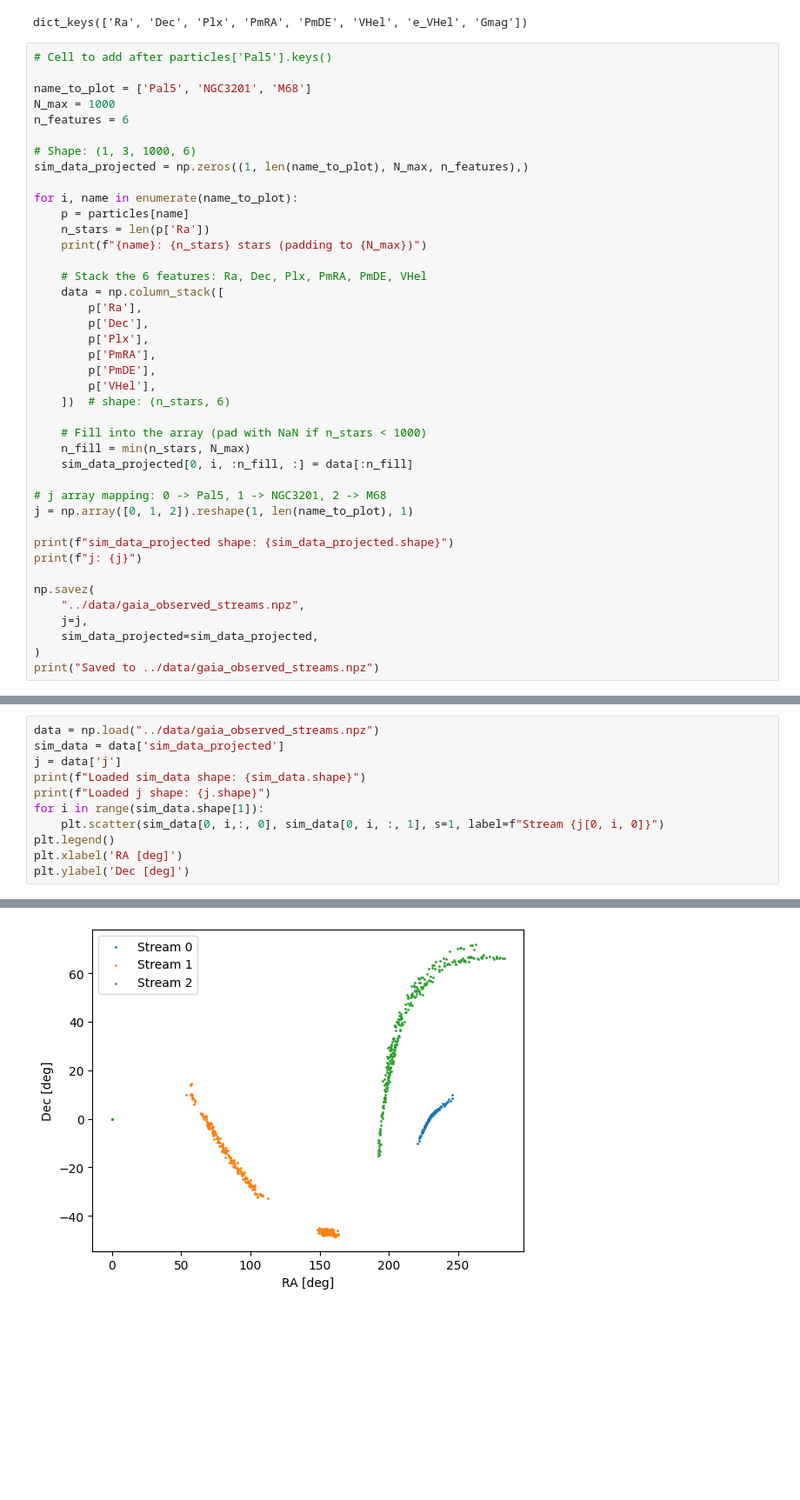
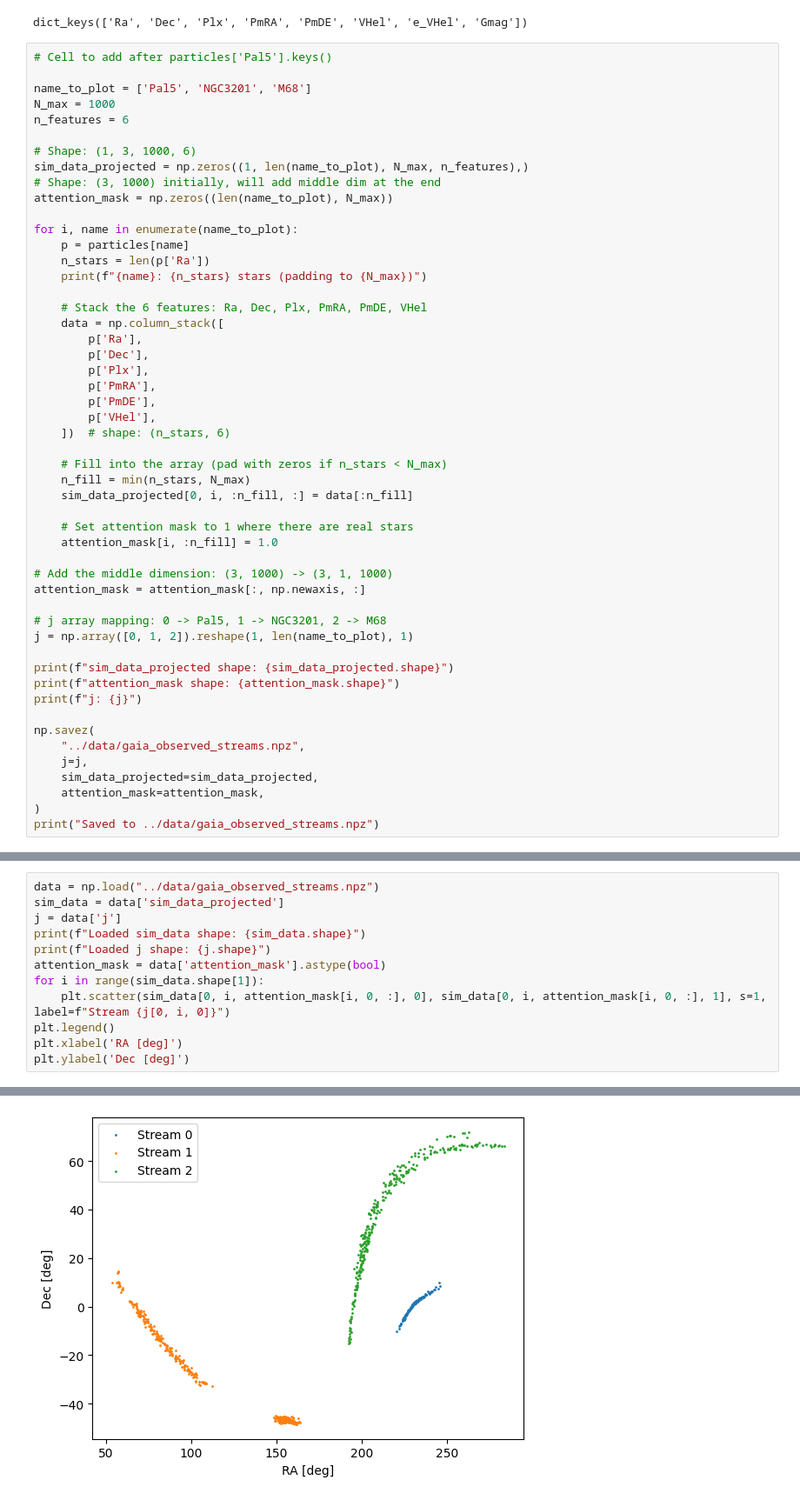
Before and after one commit to vepe99/diffusion-experiments, a Jupyter notebook: case_study5/project_stream/notebooks/read_GaiaD3.ipynb, the cells around one changed output, grey strips where cells are left out. Shown at 87% size. Drawn from its saved outputs; the diff is of its cells as text; blank space fills up the shorter version.

Commit message:
use 'attentino_mask' in eval

```diff
--- a/case_study5/project_stream/notebooks/read_GaiaD3.ipynb
+++ b/case_study5/project_stream/notebooks/read_GaiaD3.ipynb
@@ -136,6 +136,8 @@ n_features = 6
 
 # Shape: (1, 3, 1000, 6)
 sim_data_projected = np.zeros((1, len(name_to_plot), N_max, n_features),)
+# Shape: (3, 1000) initially, will add middle dim at the end
+attention_mask = np.zeros((len(name_to_plot), N_max))
 
 for i, name in enumerate(name_to_plot):
     p = particles[name]
@@ -152,20 +154,28 @@ for i, name in enumerate(name_to_plot):
         p['VHel'],
     ])  # shape: (n_stars, 6)
 
-    # Fill into the array (pad with NaN if n_stars < 1000)
+    # Fill into the array (pad with zeros if n_stars < N_max)
     n_fill = min(n_stars, N_max)
     sim_data_projected[0, i, :n_fill, :] = data[:n_fill]
+
+    # Set attention mask to 1 where there are real stars
+    attention_mask[i, :n_fill] = 1.0
+
+# Add the middle dimension: (3, 1000) -> (3, 1, 1000)
+attention_mask = attention_mask[:, np.newaxis, :]
 
 # j array mapping: 0 -> Pal5, 1 -> NGC3201, 2 -> M68
 j = np.array([0, 1, 2]).reshape(1, len(name_to_plot), 1)
 
 print(f"sim_data_projected shape: {sim_data_projected.shape}")
+print(f"attention_mask shape: {attention_mask.shape}")
 print(f"j: {j}")
 
 np.savez(
     "../data/gaia_observed_streams.npz",
     j=j,
     sim_data_projected=sim_data_projected,
+    attention_mask=attention_mask,
 )
 print("Saved to ../data/gaia_observed_streams.npz")
 # %% [output]
@@ -180,16 +191,17 @@ Saved to ../data/gaia_observed_streams.npz
 # %%
 data = np.load("../data/gaia_observed_streams.npz")
 sim_data = data['sim_data_projected']
 j = data['j']
 print(f"Loaded sim_data shape: {sim_data.shape}")
 print(f"Loaded j shape: {j.shape}")
+attention_mask = data['attention_mask'].astype(bool)
 for i in range(sim_data.shape[1]):
-    plt.scatter(sim_data[0, i,:, 0], sim_data[0, i, :, 1], s=1, label=f"Stream {j[0, i, 0]}")
+    plt.scatter(sim_data[0, i, attention_mask[i, 0, :], 0], sim_data[0, i, attention_mask[i, 0, :], 1], s=1, label=f"Stream {j[0, i, 0]}")
 plt.legend()
 plt.xlabel('RA [deg]')
 plt.ylabel('Dec [deg]')
 # %% [output]
 Loaded sim_data shape: (1, 3, 1000, 6)
 Loaded j shape: (1, 3, 1)
 Text(0, 0.5, 'Dec [deg]')
-[figure, old version]
+[figure, new version]
```
Also changed, not shown: parts of 3 cells of this notebook, 3 other files.
